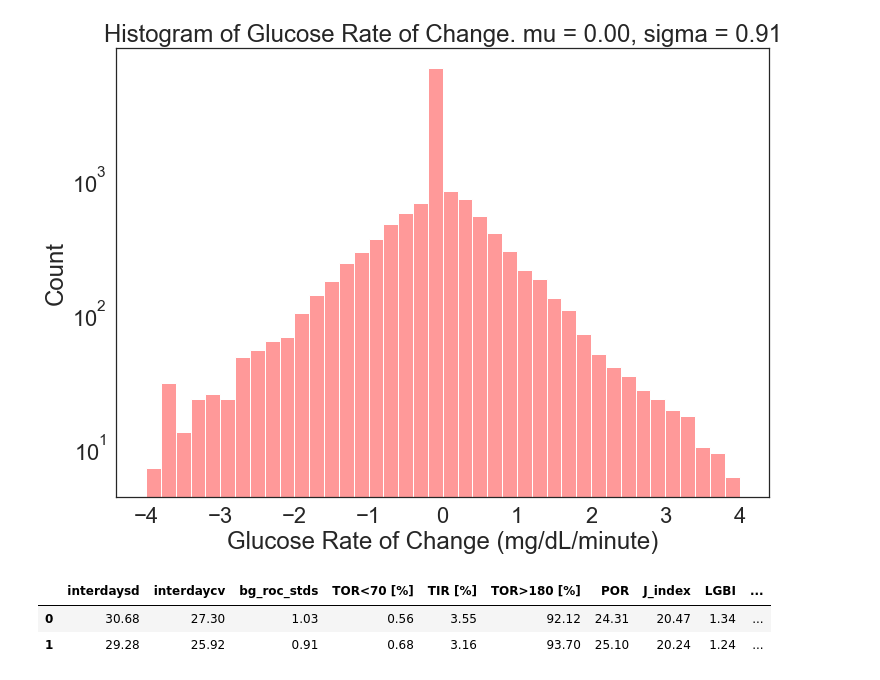
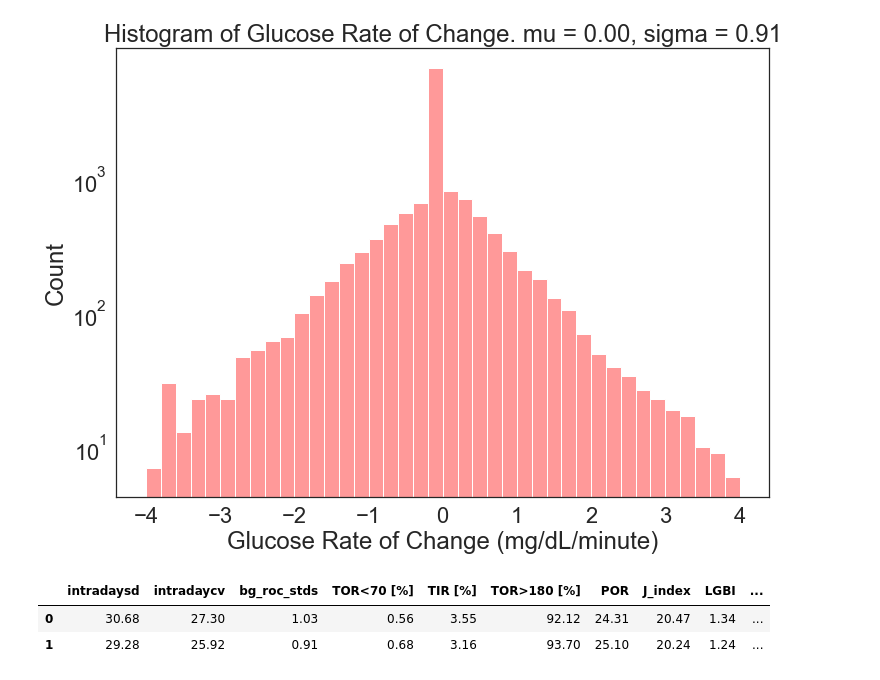
Before and after one commit to danamlewis/OpenHumansDataTools, a Jupyter notebook: bin/GV-pre-post-analysis/EPI-GV-shared.ipynb, the cells around one changed output. Drawn from its saved outputs; the diff is of its cells as text; code cells hidden in the pictures.

Commit message:
Fix interday references to intraday

```diff
--- a/bin/GV-pre-post-analysis/EPI-GV-shared.ipynb
+++ b/bin/GV-pre-post-analysis/EPI-GV-shared.ipynb
@@ -42,7 +42,7 @@ for f in files:
 TORless70, TIR, TORmore180, stdd, POR, J_index, LBGI, HBGI, GMI = (
     [] for i in range(9))
 
-all_entries_path, all_entries_describe, interdaysd, interdaycv, bg_roc_stds, bg_roc_means = (
+all_entries_path, all_entries_describe, intradaysd, intradaycv, bg_roc_stds, bg_roc_means = (
     [] for i in range(6))
 
 i = 0
@@ -88,8 +88,8 @@ for f in files:
     summed_results = result.sum()
 
     # calculating CGM Metrics
-    interdaysd.append(str(cgm.interdaysd(entries)))
-    interdaycv.append(str(cgm.interdaycv(entries)))
+    intradaysd.append(str(cgm.intradaysd(entries)))
+    intradaycv.append(str(cgm.intradaycv(entries)))
 
     TORless70.append(
         float(round(summed_results.iloc[0] / summed_results.sum() * 100, 2)))
@@ -200,41 +200,41 @@ for f in files:
 [figure]
 # %%
 all_stats1 = pd.DataFrame({
-    'interdaysd': interdaysd,
-    'interdaycv': interdaycv,
+    'intradaysd': intradaysd,
+    'intradaycv': intradaycv,
     'bg_roc_stds': bg_roc_stds,
     'TOR<70 [%]': TORless70,
     'TIR [%]': TIR,
     'TOR>180 [%]': TORmore180,
     'POR': POR,
     'J_index': J_index,
     'LGBI': LBGI,
     'HBGI': HBGI,
     'GMI': GMI
 })
 
 all_stats2 = pd.concat(all_entries_describe)  # convert statistics to dataframe
 all_stats2.reset_index(drop=True, inplace=True)
 
 summarised_statistics = pd.concat([all_stats1, all_stats2], axis=1)
 
 summarised_statistics = summarised_statistics.apply(pd.to_numeric)
 
 summarised_statistics['count'] = summarised_statistics['count'].astype(int)
 summarised_statistics['min'] = summarised_statistics['min'].astype(int)
 summarised_statistics['25%'] = summarised_statistics['25%'].astype(int)
 summarised_statistics['50%'] = summarised_statistics['50%'].astype(int)
 summarised_statistics['75%'] = summarised_statistics['75%'].astype(int)
 summarised_statistics['max'] = summarised_statistics['max'].astype(int)
 
 pd.set_option("display.max_columns", None)
 pd.set_option('display.max_rows', None)
 pd.options.display.float_format = "{:,.2f}".format
 
 #summarised_statistics.to_csv(os.path.join(path, "summarised_statistics.csv"))
 
 summarised_statistics
 # %% [output]
-|  | interdaysd | interdaycv | bg_roc_stds | TOR<70 [%] | TIR [%] | TOR>180 [%] | POR | J_index | LGBI | ... |
+|  | intradaysd | intradaycv | bg_roc_stds | TOR<70 [%] | TIR [%] | TOR>180 [%] | POR | J_index | LGBI | ... |
 | 0 | 30.68 | 27.30 | 1.03 | 0.56 | 3.55 | 92.12 | 24.31 | 20.47 | 1.34 | ... |
 | 1 | 29.28 | 25.92 | 0.91 | 0.68 | 3.16 | 93.70 | 25.10 | 20.24 | 1.24 | ... |
```
